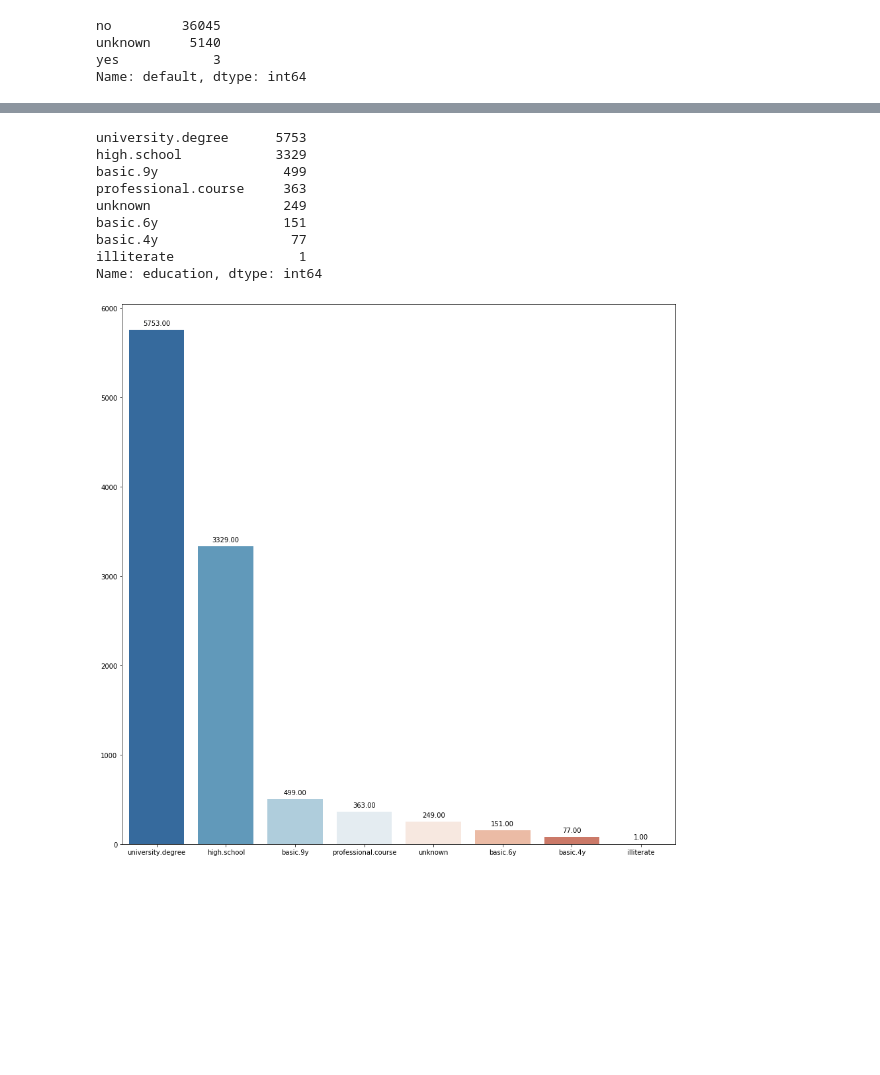
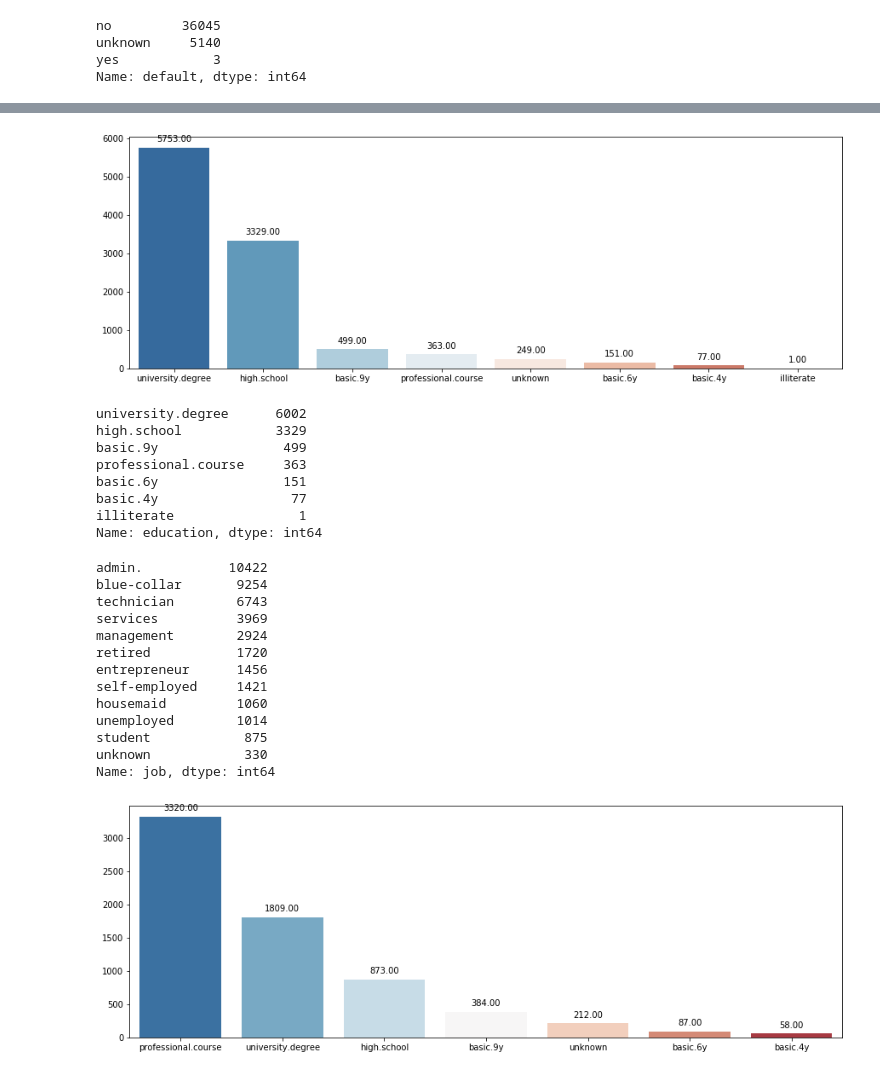
Before and after one commit to pranay-surana/Capstone_II, a Jupyter notebook: Notebook_Steptwo.ipynb, the cells around one changed output, grey strips where cells are left out. Saved outputs shown, nothing was run; the diff lists cells and outputs as text; code cells hidden in the pictures; blank space fills up the shorter version.

```diff
--- a/Notebook_Steptwo.ipynb
+++ b/Notebook_Steptwo.ipynb
@@ -212,15 +212,3 @@ df.describe().T
 | cons.conf.idx | 41188.0 | -40.502600 | 4.628198 | -50.800 | -42.700 | -41.800 | -36.400 | -26.900 |
 | euribor3m | 41188.0 | 3.621291 | 1.734447 | 0.634 | 1.344 | 4.857 | 4.961 | 5.045 |
 | nr.employed | 41188.0 | 5167.035911 | 72.251528 | 4963.600 | 5099.100 | 5191.000 | 5228.100 | 5228.100 |
-# %%
-cols=['job','marital','education','default','housing','loan','contact','month','day_of_week','previous','poutcome','nr.employed',
-      'y' ]
-for i in df[cols]:
-    f, ax = plt.subplots(figsize=(15, 15))
-    x_1 = pd.DataFrame(df[i].value_counts())
-    names_1 = list(x_1.index)
-    values_1 = list(x_1[i])
-    splot=sns.barplot(x=names_1, y=values_1, palette="RdBu_r")
-    splot.set(xlabel=i, ylabel='counts')
-    for p in splot.patches:
-        splot.annotate(format(p.get_height(), '.2f'), (p.get_x() + p.get_width() / 2., p.get_height()), ha = 'center', va ='center', xytext = (0, 10), textcoords = 'offset points')
@@ -278,22 +320,48 @@ Name: default, dtype: int64
+# %%
+f, ax = plt.subplots(figsize=(15, 5))
+x_1 = pd.DataFrame(df[df['job']=='admin.']['education'].value_counts())
+names_1 = list(x_1.index)
+values_1 = list(x_1.education)
+splot=sns.barplot(x=names_1, y=values_1, palette="RdBu_r")
+for p in splot.patches:
+        splot.annotate(format(p.get_height(), '.2f'), (p.get_x() + p.get_width() / 2., p.get_height()), ha = 'center', va ='center', xytext = (0, 10), textcoords = 'offset points')
+# %% [output]
+[figure, added]
+# %%
+df.loc[((df['job'] == 'admin.') & (df['education']=='unknown')),'education'] = 'university.degree'
+df[(df['job'] =='admin.')]['education'].value_counts()
+# %% [output]
+university.degree      6002
+high.school            3329
+basic.9y                499
+professional.course     363
+basic.6y                151
+basic.4y                 77
+illiterate                1
+Name: education, dtype: int64
 # %%
-df[(df['job'] =='admin.')]['education'].value_counts()
+df['job'].value_counts()
 # %% [output]
-university.degree      5753
-high.school            3329
-basic.9y                499
-professional.course     363
-unknown                 249
-basic.6y                151
-basic.4y                 77
-illiterate                1
-Name: education, dtype: int64
+admin.           10422
+blue-collar       9254
+technician        6743
+services          3969
+management        2924
+retired           1720
+entrepreneur      1456
+self-employed     1421
+housemaid         1060
+unemployed        1014
+student            875
+unknown            330
+Name: job, dtype: int64
 # %%
-f, ax = plt.subplots(figsize=(15, 15))
-x_1 = pd.DataFrame(df[df['job']=='admin.']['education'].value_counts())
+f, ax = plt.subplots(figsize=(15,5))
+x_1 = pd.DataFrame(df[df['job']=='technician']['education'].value_counts())
 names_1 = list(x_1.index)
 values_1 = list(x_1.education)
 splot=sns.barplot(x=names_1, y=values_1, palette="RdBu_r")
 for p in splot.patches:
         splot.annotate(format(p.get_height(), '.2f'), (p.get_x() + p.get_width() / 2., p.get_height()), ha = 'center', va ='center', xytext = (0, 10), textcoords = 'offset points')
 # %% [output]
-[figure, old version]
+[figure, new version]
```
Also changed, not shown: parts of 18 cells of this notebook, 1 other file.
